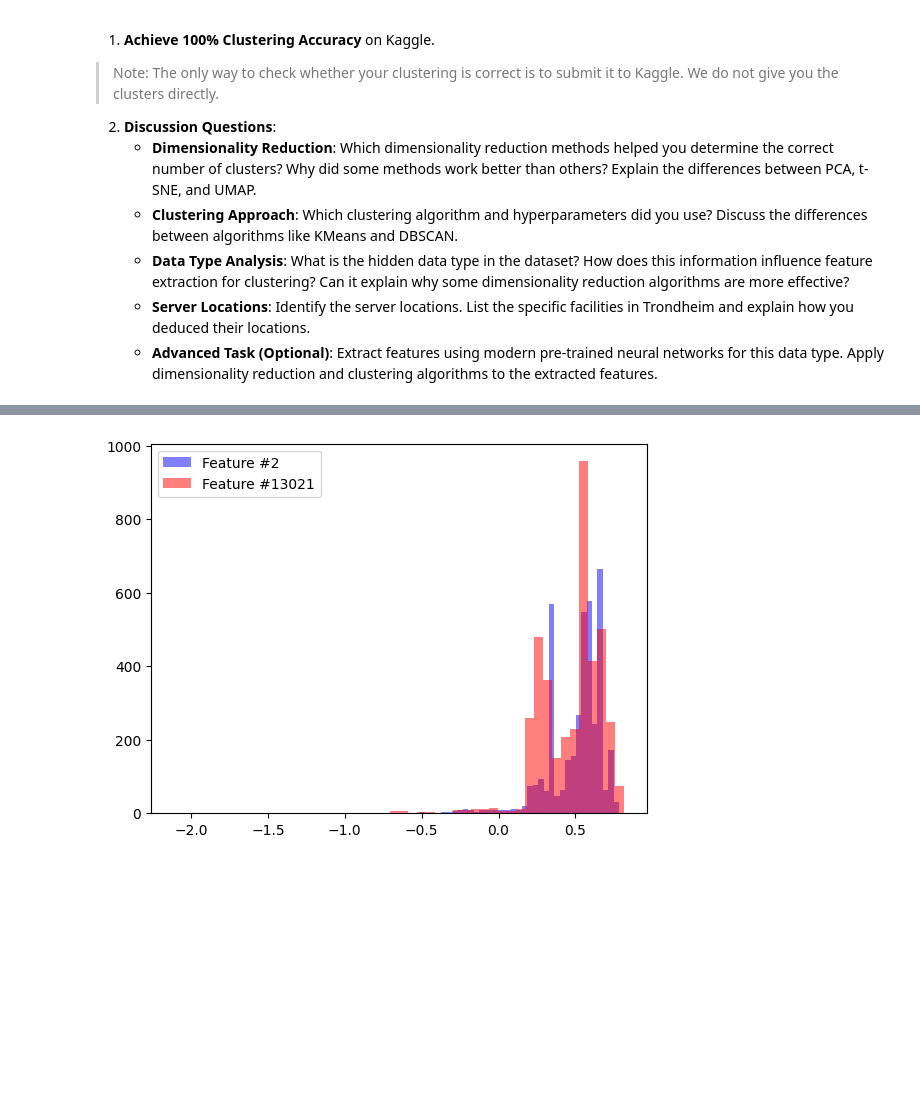
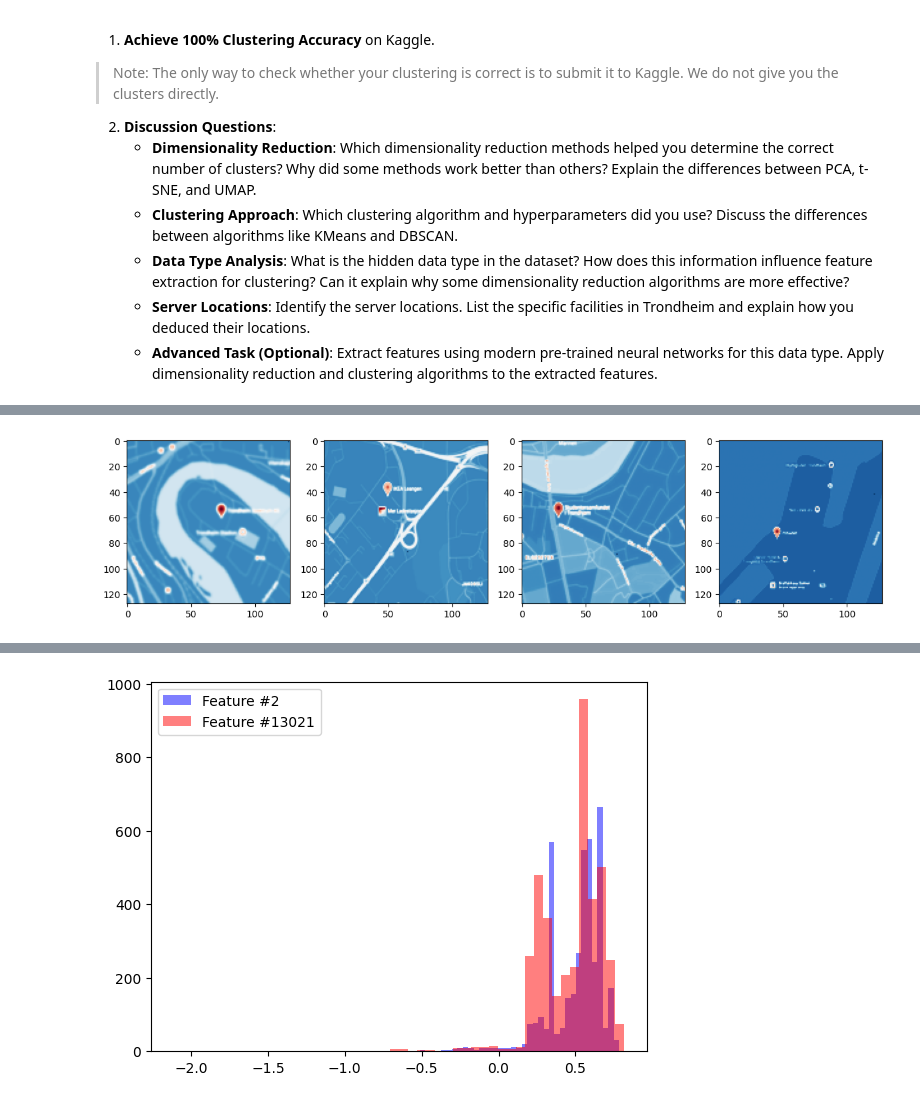
Before and after one commit to vehoug/TDT4172, a Jupyter notebook: Assignment2/Chapter_2.ipynb, the cells around one changed output, grey strips where cells are left out. Drawn from its saved outputs; the diff is of its cells as text; code cells hidden in the pictures; blank space fills up the shorter version.

```diff
--- a/Assignment2/Chapter_2.ipynb
+++ b/Assignment2/Chapter_2.ipynb
@@ -480,0 +483,23 @@ memory usage: 500.0 MB
+# %%
+with open("unsupervised_data.csv") as f:
+    header = f.readline().split(',')
+
+column_idx = np.array([int(col[4:]) for col in header])
+
+sorted_idx = np.argsort(column_idx)
+reshape = data.drop(columns='ID').to_numpy()
+reshape = reshape[:, sorted_idx].reshape(-1, 128, 128)
+
+ids = [5, 42, 24, 50]
+
+fig, axs = plt.subplots(1, 4, figsize=(12,12))
+axs = axs.ravel()
+
+for id in ids:
+    axs[ids.index(id)].imshow(reshape[id], cmap="RdBu")
+    axs[ids.index(id)].grid(False)
+
+plt.tight_layout()
+plt.show()
+# %% [output]
+[figure, added]
```
Also changed, not shown: parts of 6 cells of this notebook.
